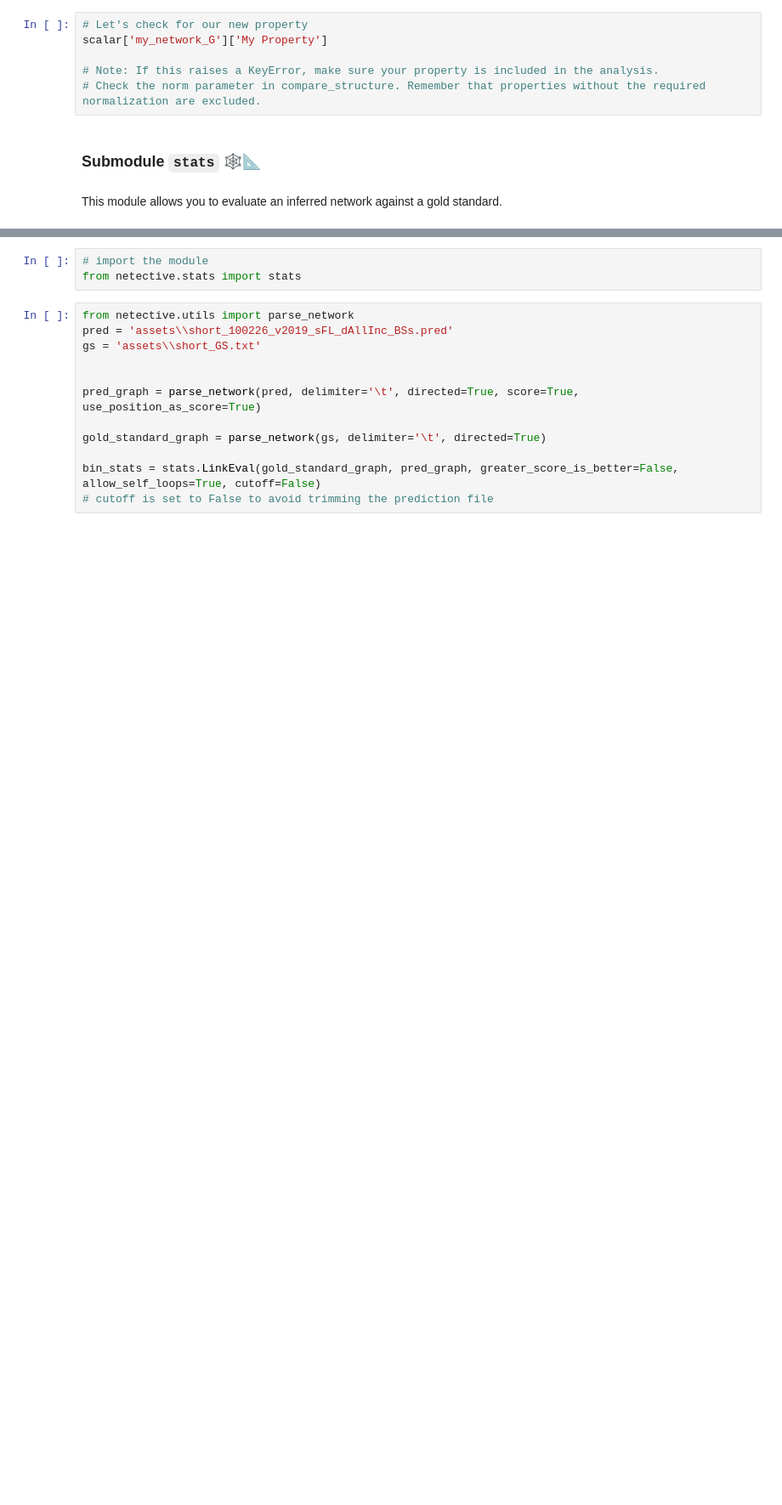
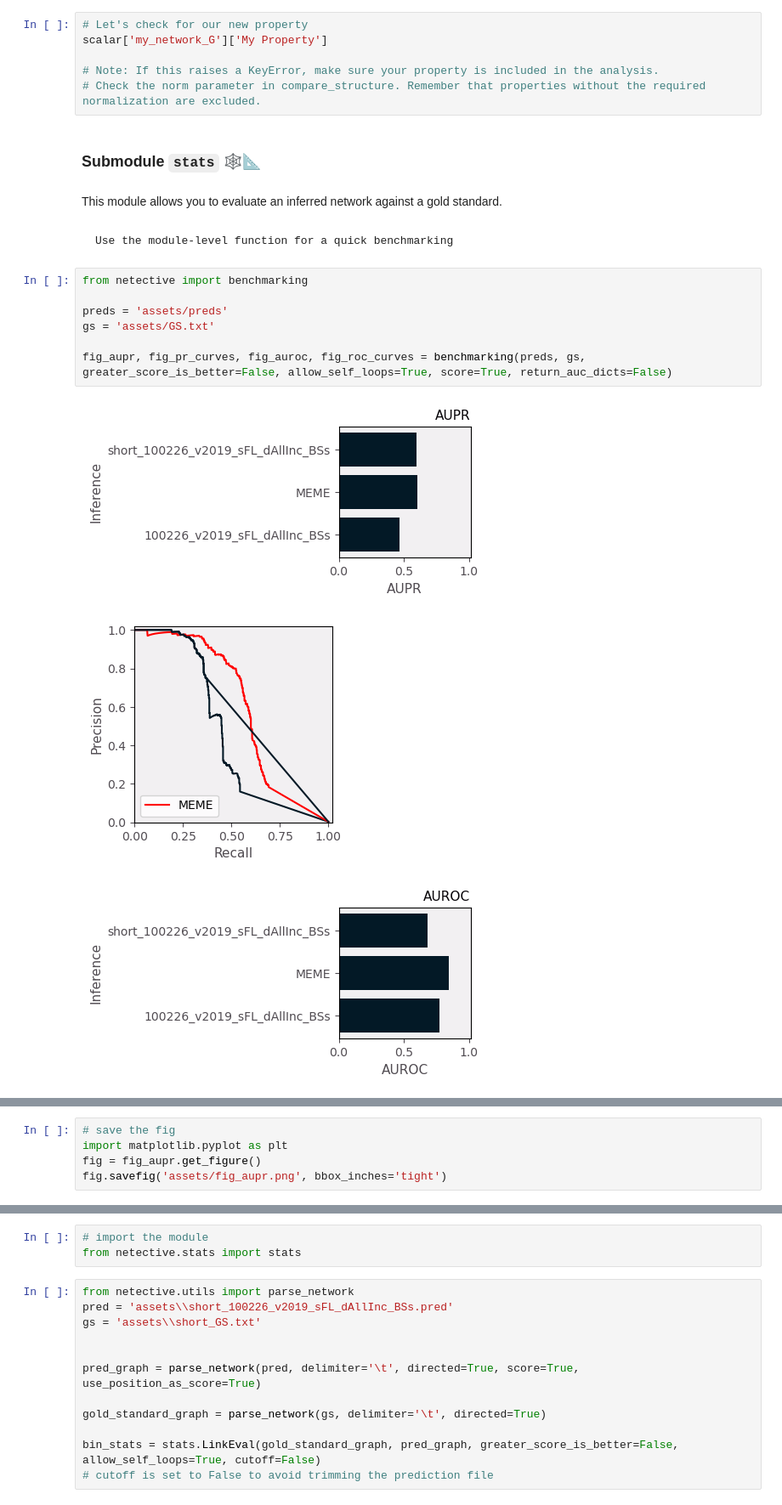
Before and after one commit to freyrelab/netective, a Jupyter notebook: docs/module_tutorial.ipynb, the cells around one changed output, grey strips where cells are left out. Shown at 85% size. Drawn from its saved outputs; the diff is of its cells as text; blank space fills up the shorter version.

Commit message:
module level stats

```diff
--- a/docs/module_tutorial.ipynb
+++ b/docs/module_tutorial.ipynb
@@ -286,3 +286,16 @@ scalar['my_network_G']['My Property']
 ### **Submodule `stats`** 🕸️📐
 # %% [markdown]
 This module allows you to evaluate an inferred network against a gold standard.
+# %% [markdown]
+    Use the module-level function for a quick benchmarking
+# %%
+from netective import benchmarking
+
+preds = 'assets/preds'
+gs = 'assets/GS.txt'
+
+fig_aupr, fig_pr_curves, fig_auroc, fig_roc_curves = benchmarking(preds, gs, greater_score_is_better=False, allow_self_loops=True, score=True, return_auc_dicts=False)
+# %% [output]
+[figure, added]
+[figure, added]
+[figure, added]
@@ -288,0 +303,5 @@ This module allows you to evaluate an inferred network against a gold standard.
+# %%
+# save the fig
+import matplotlib.pyplot as plt
+fig = fig_aupr.get_figure()
+fig.savefig('assets/fig_aupr.png', bbox_inches='tight')
```
Also changed, not shown: parts of 6 cells of this notebook, 7 other files.
